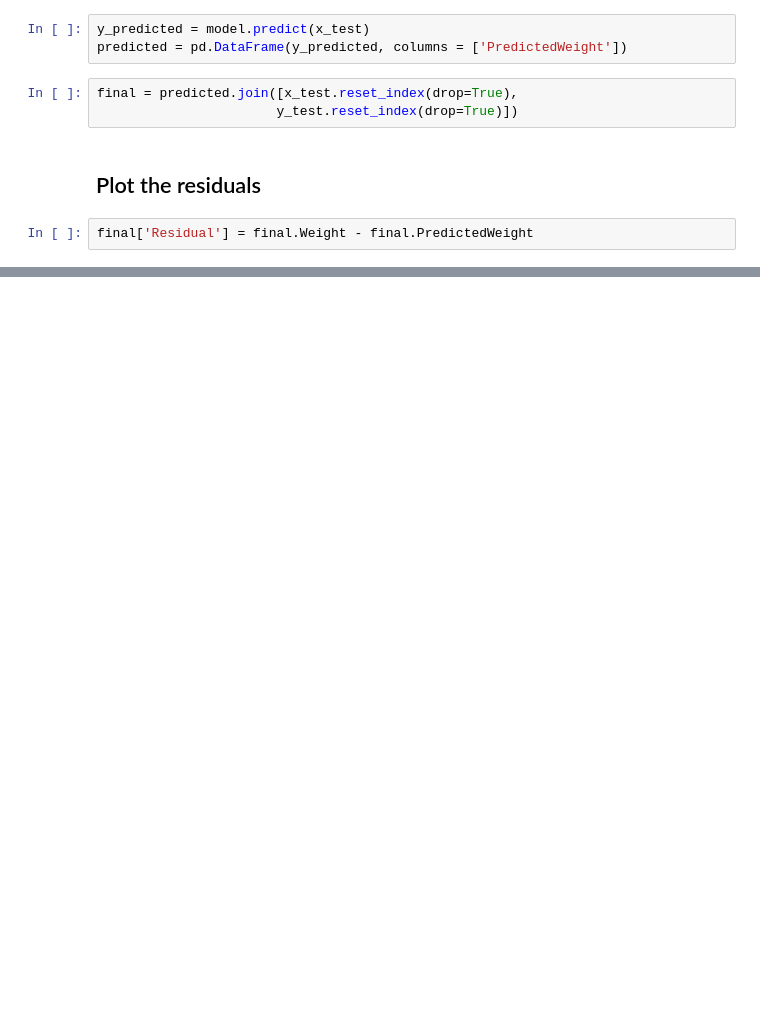
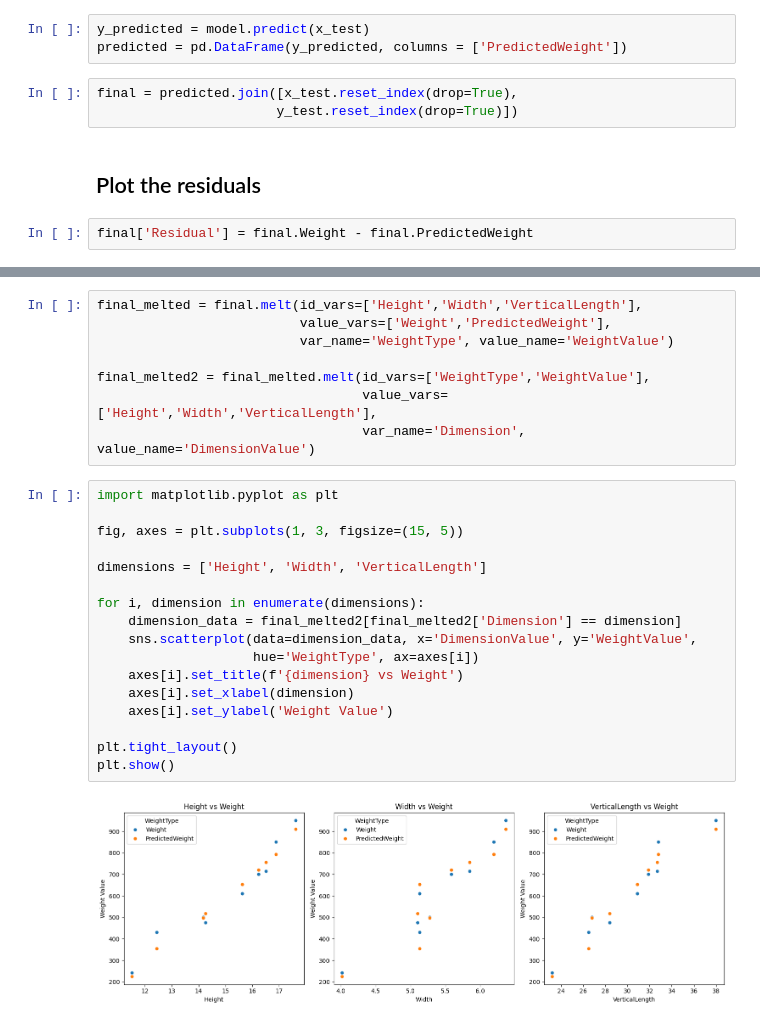
Before and after one commit to ONLC-ClassMaterials/XPYS30-PythonDataAnalysis, a Jupyter notebook: solutions/ch11/ex_11-1_fish_sol.ipynb, the cells around one changed output, grey strips where cells are left out. Saved outputs shown, nothing was run; the diff lists cells and outputs as text; blank space fills up the shorter version.

Commit message:
Added final visualization for fish data analysis.

```diff
--- a/solutions/ch11/ex_11-1_fish_sol.ipynb
+++ b/solutions/ch11/ex_11-1_fish_sol.ipynb
@@ -76,0 +77,27 @@ sns.kdeplot(data=final, x='Residual')
+# %%
+final_melted = final.melt(id_vars=['Height','Width','VerticalLength'],
+                          value_vars=['Weight','PredictedWeight'],
+                          var_name='WeightType', value_name='WeightValue')
+
+final_melted2 = final_melted.melt(id_vars=['WeightType','WeightValue'],
+                                  value_vars=['Height','Width','VerticalLength'],
+                                  var_name='Dimension', value_name='DimensionValue')
+# %%
+import matplotlib.pyplot as plt
+
+fig, axes = plt.subplots(1, 3, figsize=(15, 5))
+
+dimensions = ['Height', 'Width', 'VerticalLength']
+
+for i, dimension in enumerate(dimensions):
+    dimension_data = final_melted2[final_melted2['Dimension'] == dimension]
+    sns.scatterplot(data=dimension_data, x='DimensionValue', y='WeightValue',
+                    hue='WeightType', ax=axes[i])
+    axes[i].set_title(f'{dimension} vs Weight')
+    axes[i].set_xlabel(dimension)
+    axes[i].set_ylabel('Weight Value')
+
+plt.tight_layout()
+plt.show()
+# %% [output]
+[figure, added]
```
Also changed, not shown: parts of 2 cells of this notebook.
